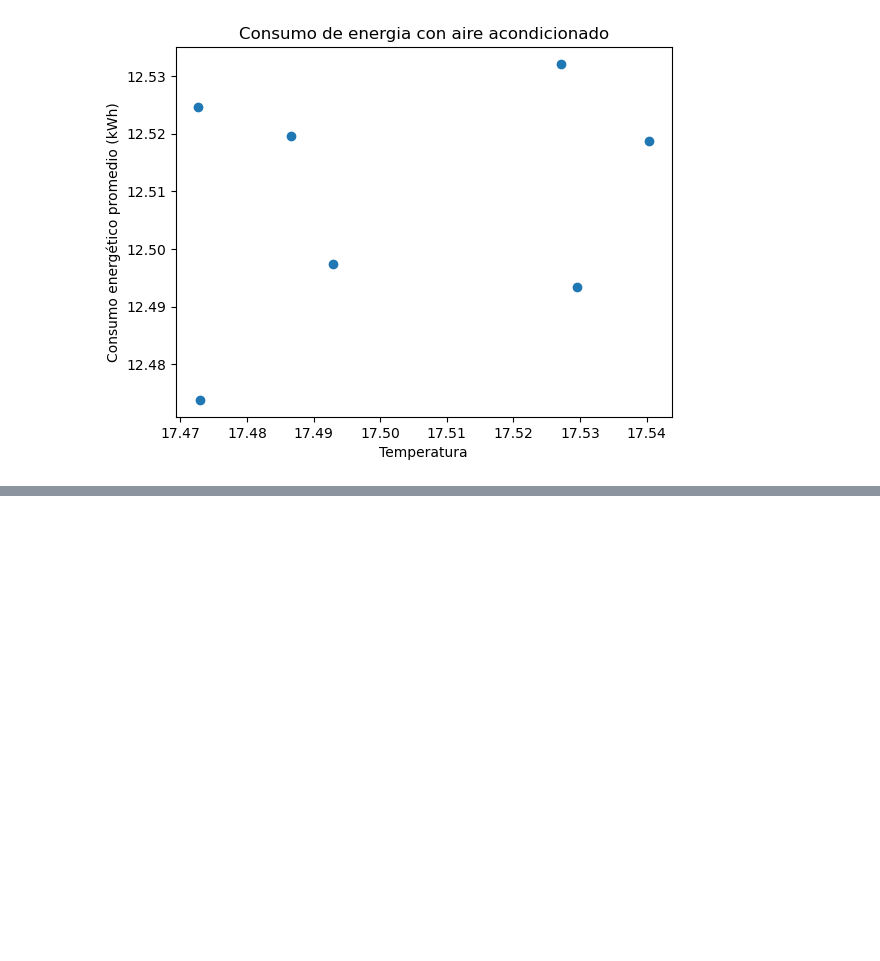
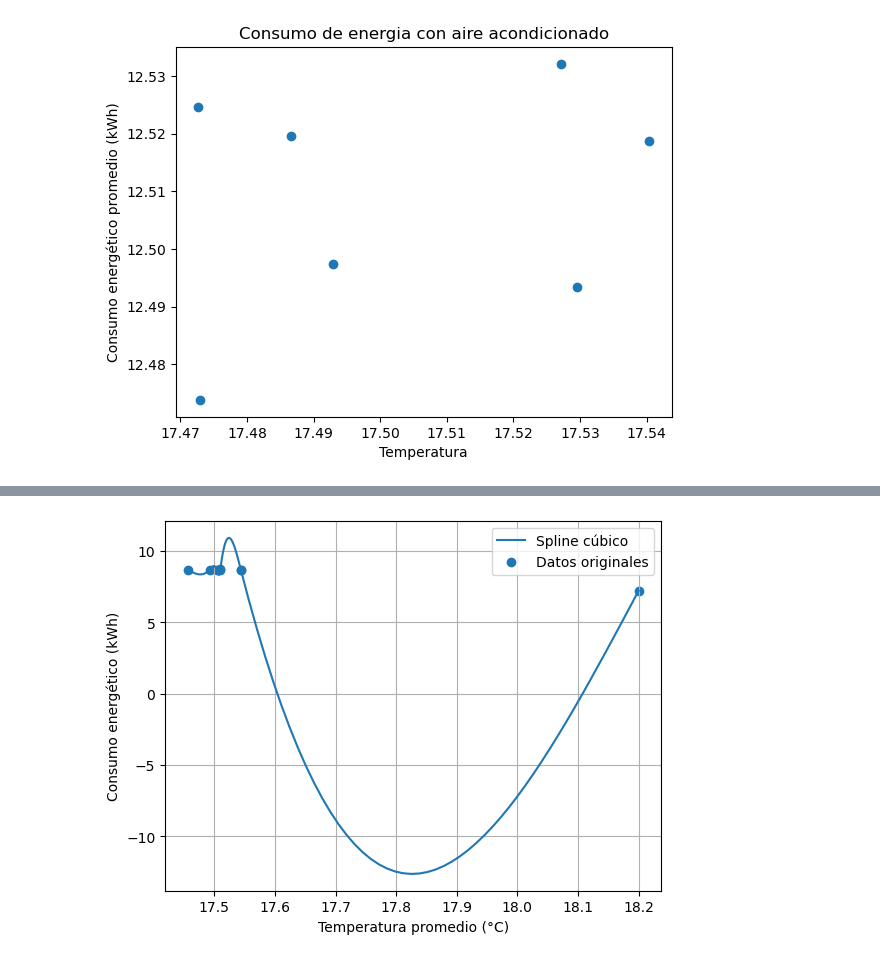
Before and after one commit to Miguelx28/M-todos-Num-ricos-2025-b, a Jupyter notebook: Codigo/filtrar_datos_aire.ipynb, the cells around one changed output, grey strips where cells are left out. Saved outputs shown, nothing was run; the diff lists cells and outputs as text; code cells hidden in the pictures; blank space fills up the shorter version.

```diff
--- a/Codigo/filtrar_datos_aire.ipynb
+++ b/Codigo/filtrar_datos_aire.ipynb
@@ -57,0 +212,11 @@ ModuleNotFoundError: No module named 'Codigo'
+# %%
+plt.figure()
+plt.plot(x_spline_no_aire, y_spline_no_aire, label="Spline cúbico")
+plt.scatter(puntos_no_aire_x, puntos_no_aire_y, label="Datos originales")
+plt.xlabel("Temperatura promedio (°C)")
+plt.ylabel("Consumo energético (kWh)")
+plt.legend()
+plt.grid(True)
+plt.show()
+# %% [output]
+[figure, added]
```
Also changed, not shown: parts of 10 cells of this notebook.
